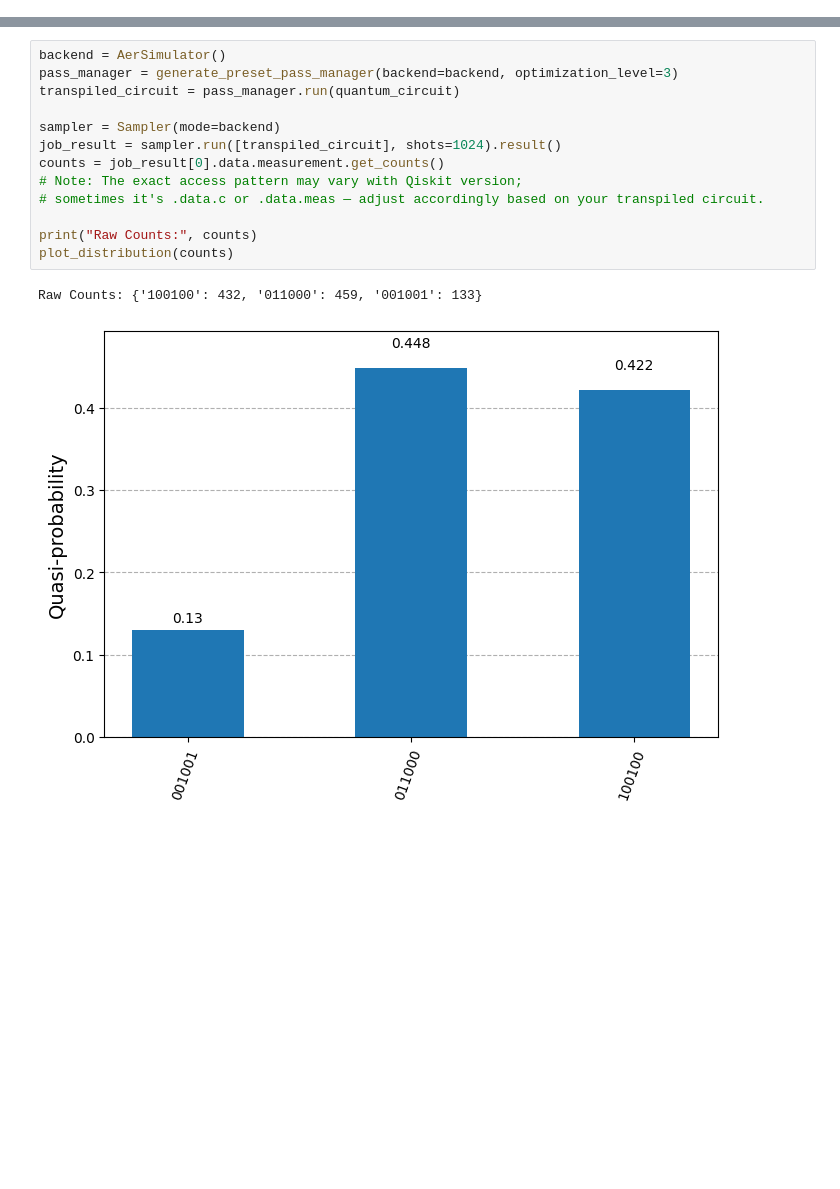
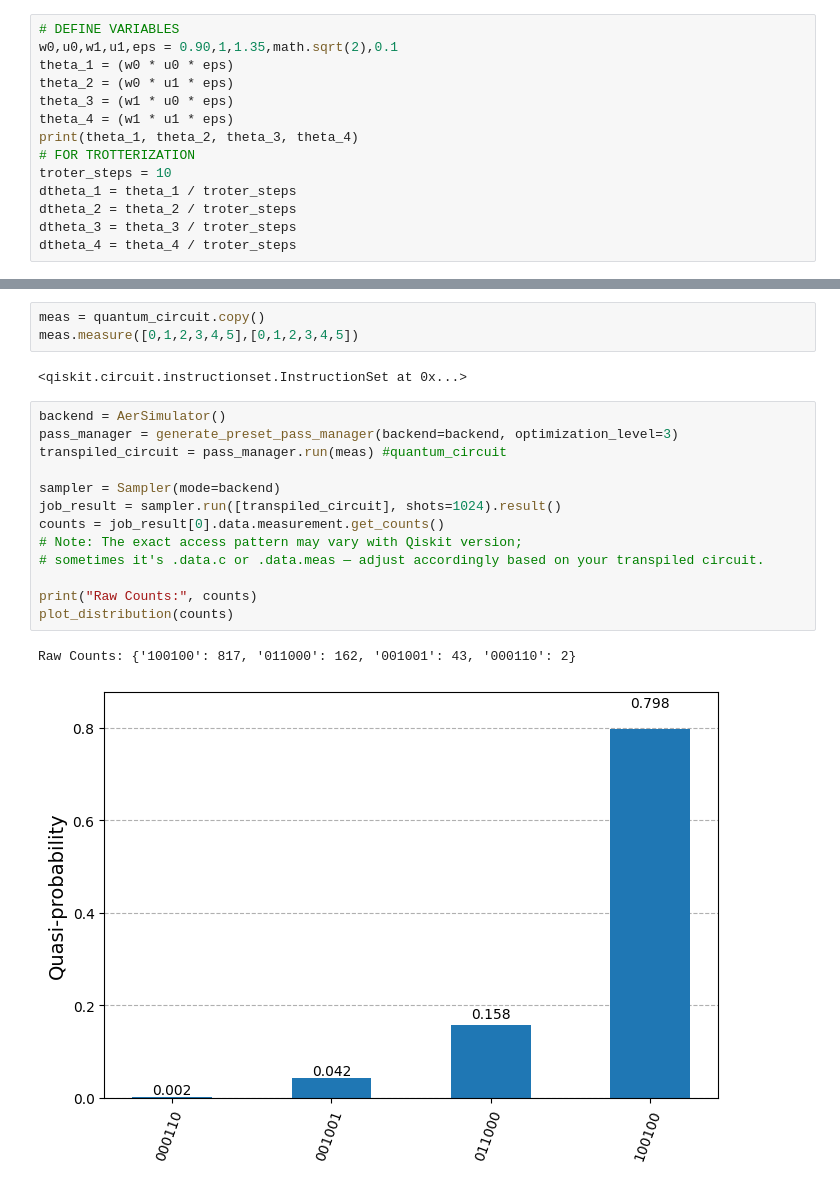
Before and after one commit to ali-tayyab/Digital-Quantum-Simulation-of-GUP-modified-Hamiltonians, a Jupyter notebook: gup_modified_optomechanics.ipynb, the cells around one changed output, grey strips where cells are left out. Drawn from its saved outputs; the diff is of its cells as text; blank space fills up the shorter version.

```diff
--- a/gup_modified_optomechanics.ipynb
+++ b/gup_modified_optomechanics.ipynb
@@ -10,0 +13,14 @@ import numpy as np
+# %%
+# DEFINE VARIABLES
+w0,u0,w1,u1,eps = 0.90,1,1.35,math.sqrt(2),0.1
+theta_1 = (w0 * u0 * eps)
+theta_2 = (w0 * u1 * eps)
+theta_3 = (w1 * u0 * eps)
+theta_4 = (w1 * u1 * eps)
+print(theta_1, theta_2, theta_3, theta_4)
+# FOR TROTTERIZATION
+troter_steps = 10
+dtheta_1 = theta_1 / troter_steps
+dtheta_2 = theta_2 / troter_steps
+dtheta_3 = theta_3 / troter_steps
+dtheta_4 = theta_4 / troter_steps
@@ -419,16 +469,21 @@ quantum_circuit.draw("mpl", fold = 51)
+# %%
+meas = quantum_circuit.copy()
+meas.measure([0,1,2,3,4,5],[0,1,2,3,4,5])
+# %% [output]
+<qiskit.circuit.instructionset.InstructionSet at 0x...>
 # %%
 backend = AerSimulator()
 pass_manager = generate_preset_pass_manager(backend=backend, optimization_level=3)
-transpiled_circuit = pass_manager.run(quantum_circuit)
+transpiled_circuit = pass_manager.run(meas) #quantum_circuit
 
 sampler = Sampler(mode=backend)
 job_result = sampler.run([transpiled_circuit], shots=1024).result()
 counts = job_result[0].data.measurement.get_counts()
 # Note: The exact access pattern may vary with Qiskit version;
 # sometimes it's .data.c or .data.meas — adjust accordingly based on your transpiled circuit.
 
 print("Raw Counts:", counts)
 plot_distribution(counts)
 # %% [output]
-Raw Counts: {'100100': 432, '011000': 459, '001001': 133}
+Raw Counts: {'100100': 817, '011000': 162, '001001': 43, '000110': 2}
-[figure, old version]
+[figure, new version]
```
Also changed, not shown: parts of 12 cells of this notebook, 1 other file.
